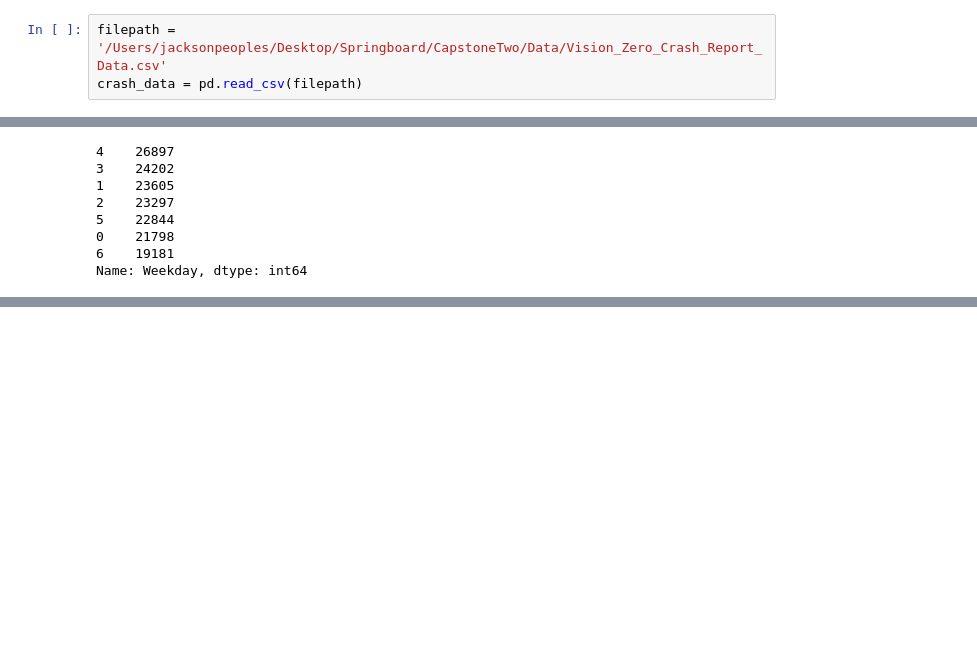
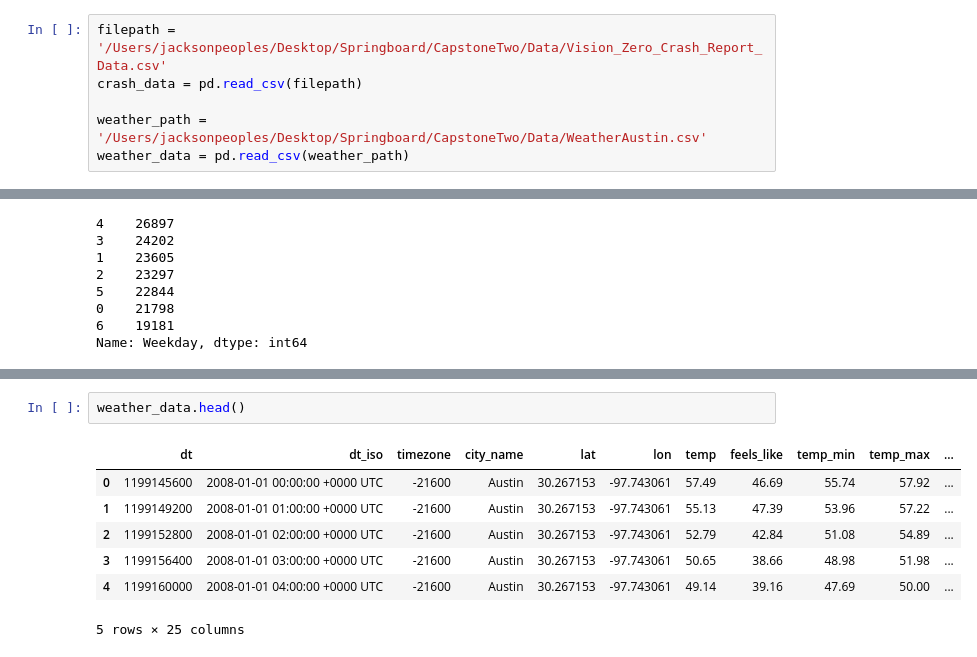
Before and after one commit to JacksonPeoples/Springboard, a Jupyter notebook: CapstoneTwo/DataWrangling.ipynb, the cells around one changed output, grey strips where cells are left out. Drawn from its saved outputs; the diff is of its cells as text; blank space fills up the shorter version.

```diff
--- a/CapstoneTwo/DataWrangling.ipynb
+++ b/CapstoneTwo/DataWrangling.ipynb
@@ -5,6 +6,9 @@ import pandas as pd
 # %%
 filepath = '/Users/jacksonpeoples/Desktop/Springboard/CapstoneTwo/Data/Vision_Zero_Crash_Report_Data.csv'
 crash_data = pd.read_csv(filepath)
+
+weather_path = '/Users/jacksonpeoples/Desktop/Springboard/CapstoneTwo/Data/WeatherAustin.csv'
+weather_data = pd.read_csv(weather_path)
 # %%
 #Checking out some basic info on the dataset:
 crash_data.info()
@@ -137,0 +177,10 @@ print(crash_data['crash_date'].min())
+# %%
+weather_data.head()
+# %% [output]
+|  | dt | dt_iso | timezone | city_name | lat | lon | temp | feels_like | temp_min | temp_max | ... |
+| 0 | 1199145600 | 2008-01-01 00:00:00 +0000 UTC | -21600 | Austin | 30.267153 | -97.743061 | 57.49 | 46.69 | 55.74 | 57.92 | ... |
+| 1 | 1199149200 | 2008-01-01 01:00:00 +0000 UTC | -21600 | Austin | 30.267153 | -97.743061 | 55.13 | 47.39 | 53.96 | 57.22 | ... |
+| 2 | 1199152800 | 2008-01-01 02:00:00 +0000 UTC | -21600 | Austin | 30.267153 | -97.743061 | 52.79 | 42.84 | 51.08 | 54.89 | ... |
+| 3 | 1199156400 | 2008-01-01 03:00:00 +0000 UTC | -21600 | Austin | 30.267153 | -97.743061 | 50.65 | 38.66 | 48.98 | 51.98 | ... |
+| 4 | 1199160000 | 2008-01-01 04:00:00 +0000 UTC | -21600 | Austin | 30.267153 | -97.743061 | 49.14 | 39.16 | 47.69 | 50.00 | ... |
+5 rows × 25 columns
```
Also changed, not shown: parts of 35 cells of this notebook, 10 other files.
